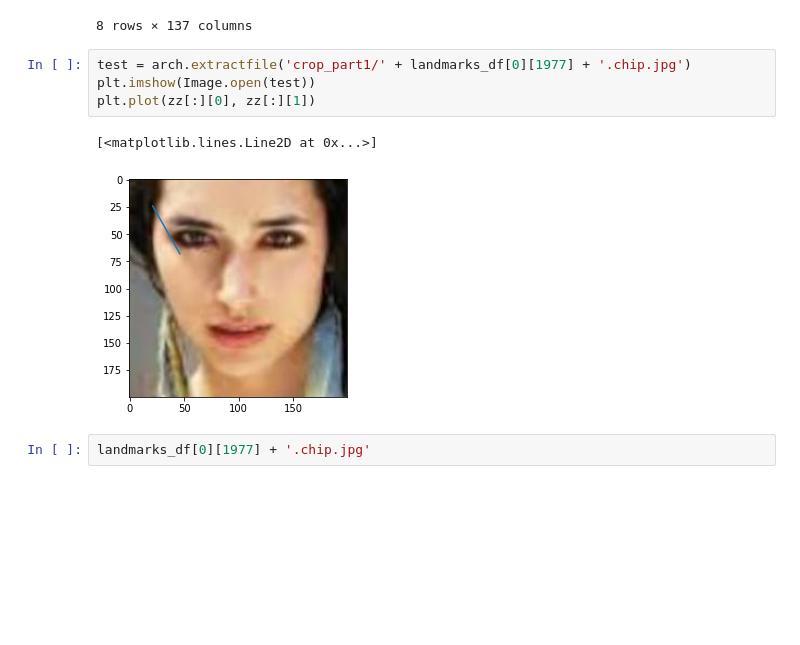
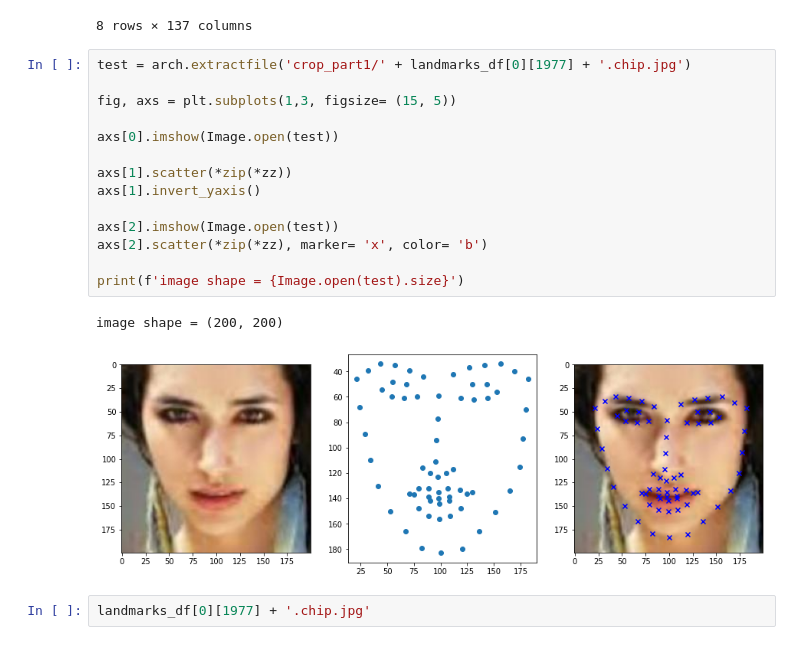
Before and after one commit to ivanshin/Faces_UTK, a Jupyter notebook: research/dataset_exploration.ipynb, the cells around one changed output. Saved outputs shown, nothing was run; the diff lists cells and outputs as text; blank space fills up the shorter version.

Commit message:
landmark illustrated

```diff
--- a/research/dataset_exploration.ipynb
+++ b/research/dataset_exploration.ipynb
@@ -218,13 +256,23 @@ landmarks_df.describe()
 | 75% | 19.000000 | 68.000000 | 20.000000 | 90.000000 | 22.000000 | 112.000000 | 26.000000 | 135.000000 | 34.000000 | 156.000000 | ... | ... |
 | max | 63.000000 | 102.000000 | 63.000000 | 121.000000 | 67.000000 | 142.000000 | 72.000000 | 162.000000 | 77.000000 | 182.000000 | ... | ... |
 8 rows × 137 columns
-# %%
-test = arch.extractfile('crop_part1/' + landmarks_df[0][1977] + '.chip.jpg')
-plt.imshow(Image.open(test))
-plt.plot(zz[:][0], zz[:][1])
-# %% [output]
-[<matplotlib.lines.Line2D at 0x...>]
-[figure, removed]
+# %%
+test = arch.extractfile('crop_part1/' + landmarks_df[0][1977] + '.chip.jpg')
+
+fig, axs = plt.subplots(1,3, figsize= (15, 5))
+
+axs[0].imshow(Image.open(test))
+
+axs[1].scatter(*zip(*zz))
+axs[1].invert_yaxis()
+
+axs[2].imshow(Image.open(test))
+axs[2].scatter(*zip(*zz), marker= 'x', color= 'b')
+
+print(f'image shape = {Image.open(test).size}')
+# %% [output]
+image shape = (200, 200)
+[figure, added]
 # %%
 landmarks_df[0][1977] + '.chip.jpg'
 # %% [output]
```
Also changed, not shown: parts of 2 cells of this notebook.
